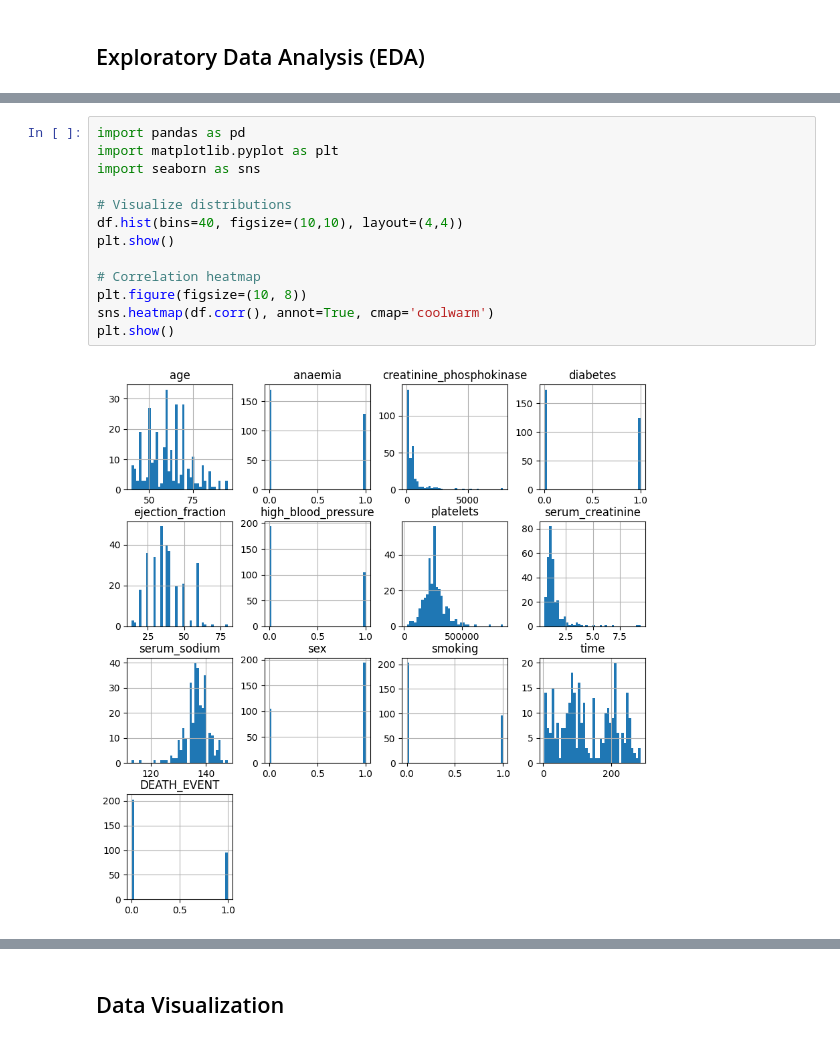
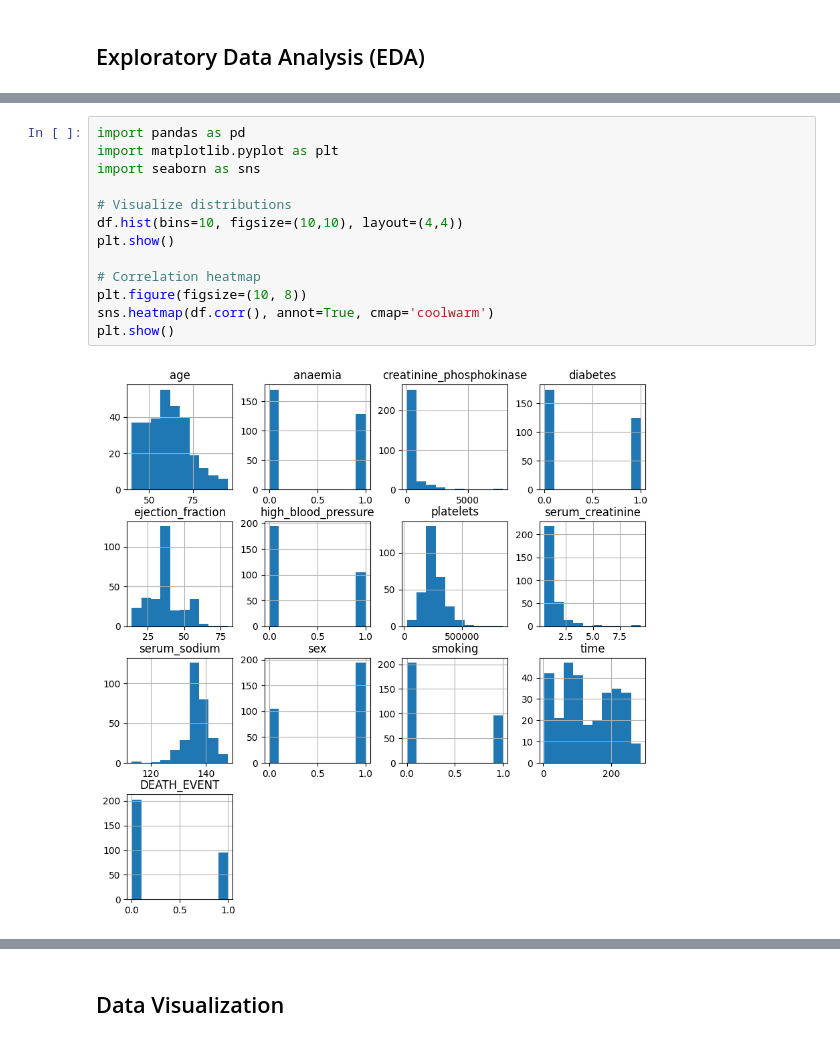
Before and after one commit to Tharindu396/Heartfailure_detection, a Jupyter notebook: Untitled.ipynb, the cells around one changed output, grey strips where cells are left out. Saved outputs shown, nothing was run; the diff lists cells and outputs as text.

```diff
--- a/Untitled.ipynb
+++ b/Untitled.ipynb
@@ -110,18 +110,18 @@ dtype: int64
 # %%
 import pandas as pd
 import matplotlib.pyplot as plt
 import seaborn as sns
 
 # Visualize distributions
-df.hist(bins=40, figsize=(10,10), layout=(4,4))
+df.hist(bins=10, figsize=(10,10), layout=(4,4))
 plt.show()
 
 # Correlation heatmap
 plt.figure(figsize=(10, 8))
 sns.heatmap(df.corr(), annot=True, cmap='coolwarm')
 plt.show()
 # %% [output]
-[figure, old version]
+[figure, new version]
 [figure]
 # %% [markdown]
 ## Data Visualization
```
